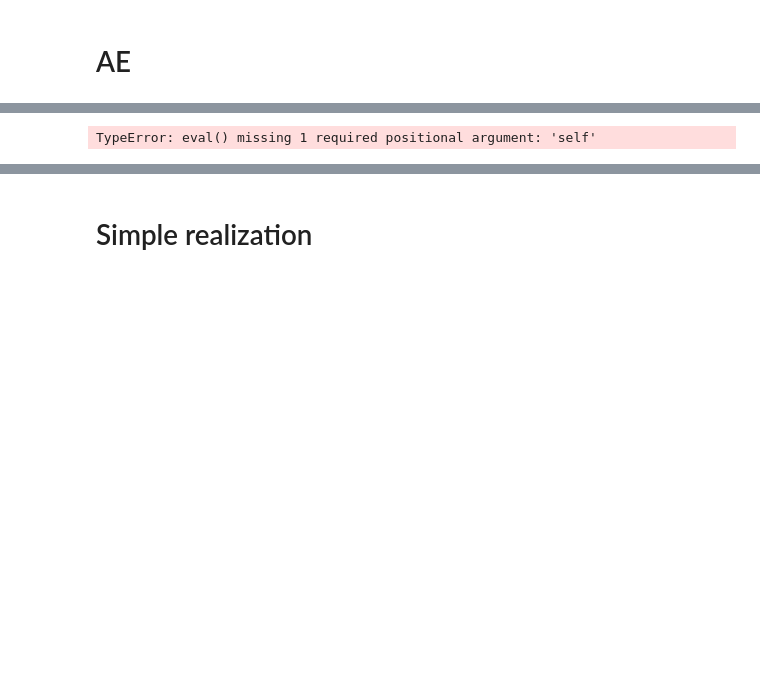
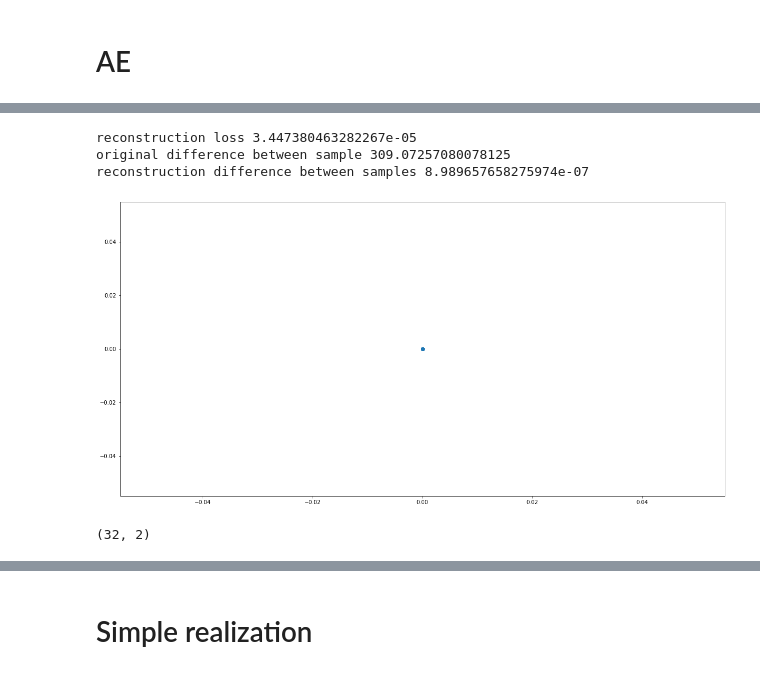
Before and after one commit to cyang389/JointTI, a Jupyter notebook: test_vae.ipynb, the cells around one changed output, grey strips where cells are left out. Saved outputs shown, nothing was run; the diff lists cells and outputs as text; code cells hidden in the pictures; blank space fills up the shorter version.

```diff
--- a/test_model.ipynb
+++ b/test_vae.ipynb
@@ -62,29 +62,36 @@ def train_mnist(model, data_loader, beta = 0.01):
 # %%
 def test_mnist(model, data_loader):
     model.eval()
+    test_loss = 0
+    for data , label in data_loader:
+        data = data.view(-1,784).to(device)
+        # recon_rna, mu, logvar = model(data)
+        mu, recon_rna = model(data)
 
-    for data in data_loader:
-        recon_rna, z, logvar = model(data.to(device))
-    z = z.detach().cpu().numpy()
-    loss_rna = F.mse_loss(data.to(device), recon_rna).item()
+        mu = mu.detach().cpu().numpy()
+        test_loss += criterion(recon_rna, data).item()
+        break
 
-    print("reconstruction loss", loss_rna)
+    print("reconstruction loss", test_loss/len(data_loader))
 
+    diff_ori = 0
+    diff_recon = 0
     for j in np.arange(data.shape[0]):
-        print("original difference between sample")
-        print(torch.norm(data[0,:] - data[j,:]))
-        print("reconstruction difference between samples")
-        print(torch.norm(recon_rna[0,:] - recon_rna[j,:]))
+        diff_ori += torch.norm(data[0,:] - data[j,:]).detach().item()
+        diff_recon += torch.norm(recon_rna[0,:] - recon_rna[j,:]).detach().item()
 
+    print("original difference between sample", diff_ori)
+    print("reconstruction difference between samples", diff_recon)
 
-    return z, loss_rna, recon_rna
+    return mu, test_loss, recon_rna
 # %%
-model_ae = ae_from_vae(in_channels = mnist_dataset.shape[1], latent_channels = 8, layer1_channels = 128, layer2_channels = 64).to(device)
-optimizer = torch.optim.Adam(model_ae.parameters(), lr=1e-2, weight_decay=0.01)
+# model_ae = ae_from_vae(in_channels = 28*28, latent_channels = 4, layer1_channels = 128, layer2_channels = 32).to(device)
+model_ae = AE(n_features=784, n_embed = 2).to(device)
+optimizer = torch.optim.Adam(model_ae.parameters(), lr=0.001)#, weight_decay=0.01)
 
-for epoch in range(0, 101):
-    loss = train_mnist(model_ae, data_loader = mnist_train, beta=0.5)
-    if epoch % 10 == 0:
+for epoch in range(0, 21):
+    loss = train_mnist(model_ae, data_loader = train_loader)
+    if epoch % 5 == 0:
         log = "Epoch: {:03d}, Total loss: {:.5f}"
         print(log.format(epoch, loss))
         # print(mu)
@@ -103,8 +104,15 @@ Epoch: 100, Total loss: 0.07940
 # %%
-z, loss_val, recon_mnist = test_mnist(ae_from_vae, mnist_test)
+z, loss_val, recon_mnist = test_mnist(model_ae, test_loader)
 fig = plt.figure(figsize = (20,10))
 ax = fig.add_subplot()
 ax.scatter(z[:,0], z[:,1])
 plt.show()
 # %% [output]
-TypeError: eval() missing 1 required positional argument: 'self'
+reconstruction loss 3.447380463282267e-05
+original difference between sample 309.07257080078125
+reconstruction difference between samples 8.989657658275974e-07
+[figure, added]
+# %%
+z.shape
+# %% [output]
+(32, 2)
```
Also changed, not shown: parts of 18 cells of this notebook, 4 other files.
